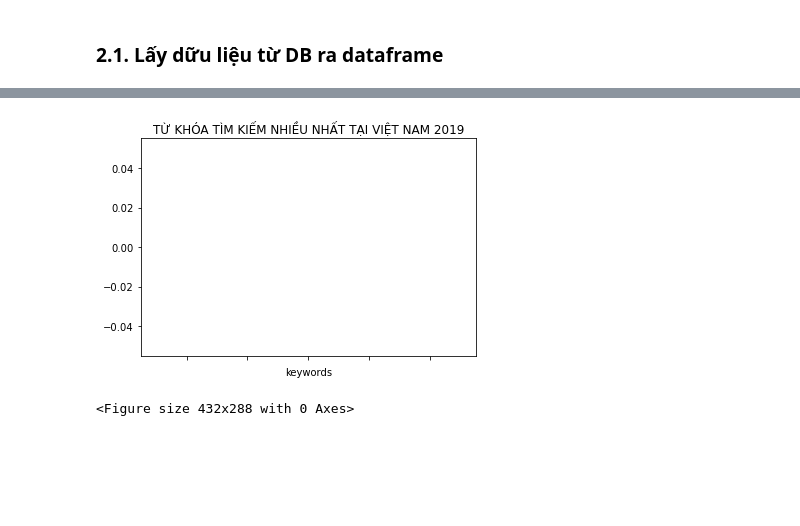
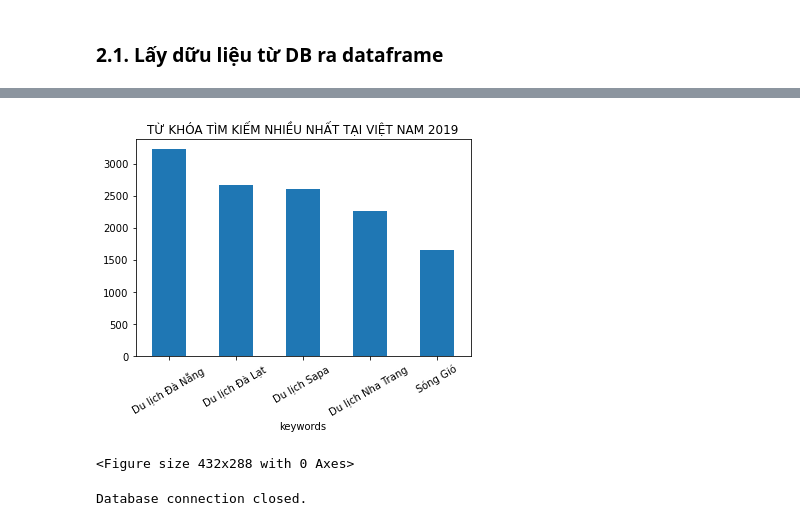
Before and after one commit to doquanganh/python_googletrend, a Jupyter notebook: GoogleTrend_python.ipynb, the cells around one changed output, grey strips where cells are left out. Cells and saved outputs as stored; diff of their text form; code cells hidden in the pictures; blank space fills up the shorter version.

```diff
--- a/GoogleTrend_python.ipynb
+++ b/GoogleTrend_python.ipynb
@@ -211,21 +211,28 @@ plt.savefig('top_search_key_2020.png')
 # %%
 import matplotlib.pyplot as plt
 sql_top5 ="select keywords, sum(value) as giatri from vn_trending where date_part('year',date)='2019' group by keywords order by sum(value) desc limit 5"
 cursor.execute(sql_top5)
 #chuyển thành dataframe
 columns_names = [ x[0] for x in cursor.description]
 rows = cursor.fetchall()
 df_top5 = pd.DataFrame(rows,columns=columns_names)
 df_top5=df_top5.astype({"giatri":'int64'})
 df_top5.plot(x ='keywords', y='giatri',
-            kind = 'line',
+            kind = 'bar',
              title ='TỪ KHÓA TÌM KIẾM NHIỀU NHẤT TẠI VIỆT NAM 2019',
              rot=30,
              fontsize=10,
             legend=False)
 
 plt.show()
 plt.savefig('top_search_key_2019.png')
 # %% [output]
-[figure, old version]
+[figure, new version]
 <Figure size 432x288 with 0 Axes>
+# %%
+#close connection
+if conn is not None:
+    conn.close()
+    print('Database connection closed.')
+# %% [output]
+Database connection closed.
```
Also changed, not shown: parts of 3 cells of this notebook.
